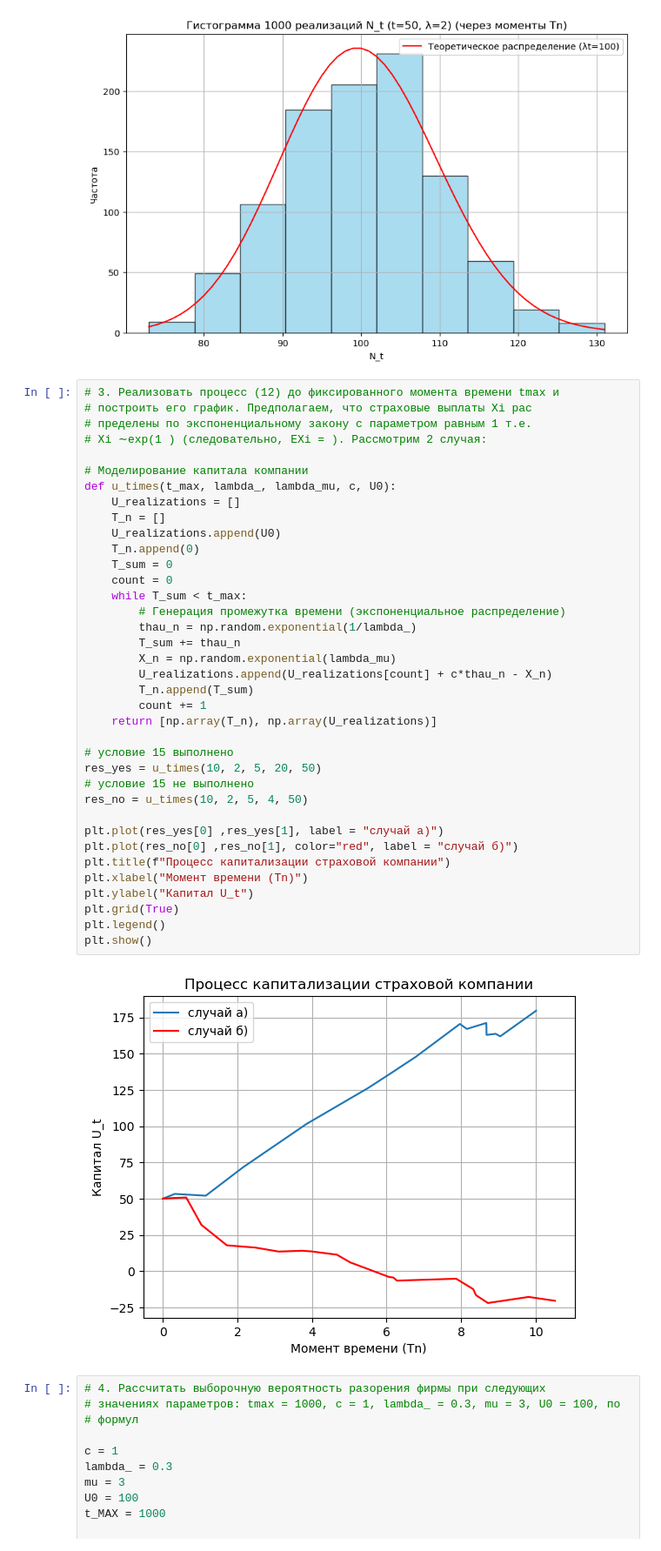
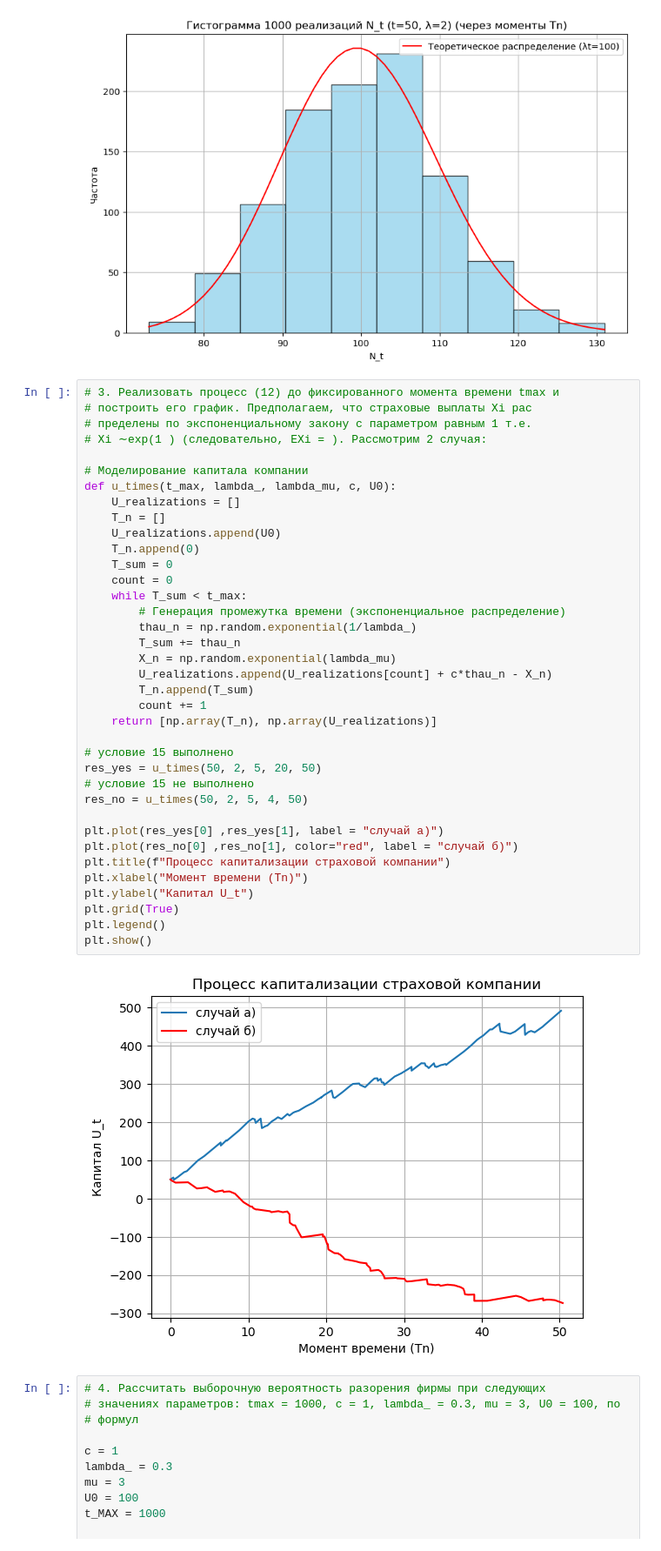
Before and after one commit to Ran00dom/EMM2, a Jupyter notebook: Lab7_EMM2.ipynb, the cells around one changed output. Shown: that part at 87% size. Cells and saved outputs as stored; diff of their text form.

```diff
--- a/Lab7_EMM2.ipynb
+++ b/Lab7_EMM2.ipynb
@@ -60,36 +60,36 @@ plt.show()
 # Моделирование капитала компании
 def u_times(t_max, lambda_, lambda_mu, c, U0):
     U_realizations = []
     T_n = []
     U_realizations.append(U0)
     T_n.append(0)
     T_sum = 0
     count = 0
     while T_sum < t_max:
         # Генерация промежутка времени (экспоненциальное распределение)
         thau_n = np.random.exponential(1/lambda_)
         T_sum += thau_n
         X_n = np.random.exponential(lambda_mu)
         U_realizations.append(U_realizations[count] + c*thau_n - X_n)
         T_n.append(T_sum)
         count += 1
     return [np.array(T_n), np.array(U_realizations)]
 
 # условие 15 выполнено
-res_yes = u_times(10, 2, 5, 20, 50)
+res_yes = u_times(50, 2, 5, 20, 50)
 # условие 15 не выполнено
-res_no = u_times(10, 2, 5, 4, 50)
+res_no = u_times(50, 2, 5, 4, 50)
 
 plt.plot(res_yes[0] ,res_yes[1], label = "случай a)")
 plt.plot(res_no[0] ,res_no[1], color="red", label = "случай б)")
 plt.title(f"Процесс капитализации страховой компании")
 plt.xlabel("Момент времени (Tn)")
 plt.ylabel("Капитал U_t")
 plt.grid(True)
 plt.legend()
 plt.show()
 # %% [output]
-[figure, old version]
+[figure, new version]
 # %%
 # 4. Рассчитать выборочную вероятность разорения фирмы при следующих
 # значениях параметров: tmax = 1000, c = 1, lambda_ = 0.3, mu = 3, U0 = 100, по
```
